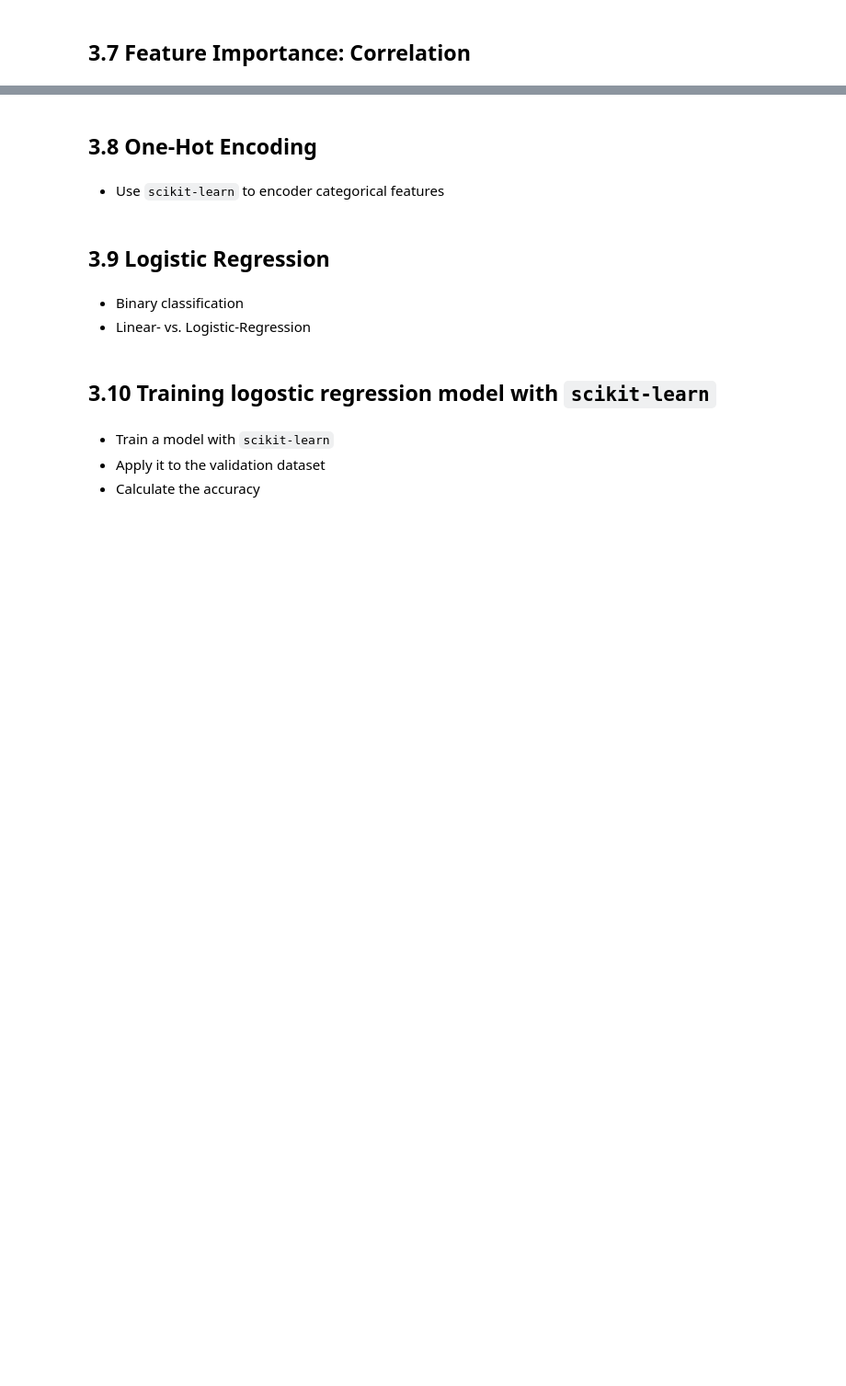
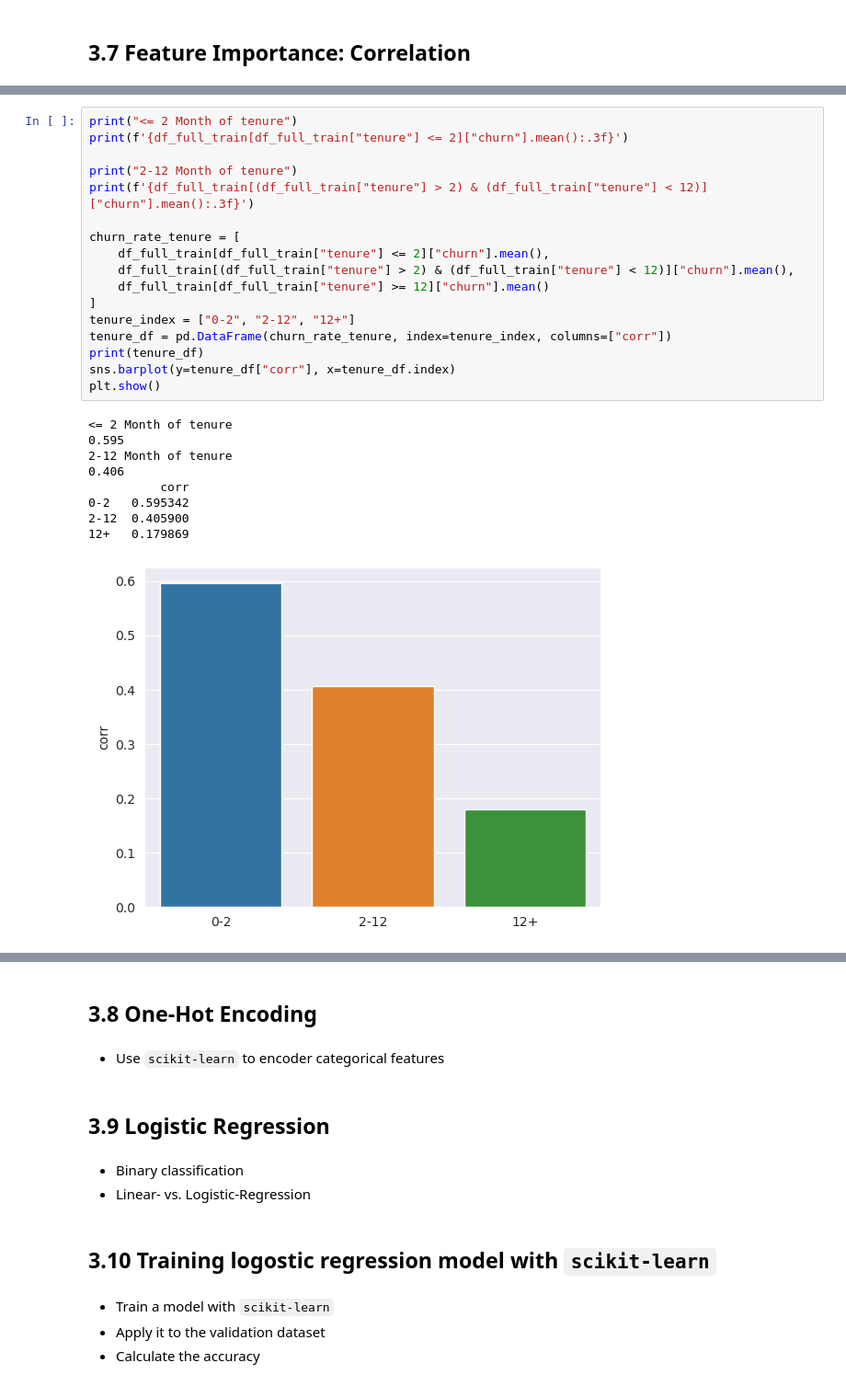
Before and after one commit to joweyel/ml-zoomcamp-material, a Jupyter notebook: 03-classification/notebooks/section3-notebook.ipynb, the cells around one changed output, grey strips where cells are left out. Shown at 92% size. Drawn from its saved outputs; the diff is of its cells as text; blank space fills up the shorter version.

```diff
--- a/03-classification/notebooks/section3-notebook.ipynb
+++ b/03-classification/notebooks/section3-notebook.ipynb
@@ -339,0 +544,27 @@ How about numerical columns?
+# %%
+print("<= 2 Month of tenure")
+print(f'{df_full_train[df_full_train["tenure"] <= 2]["churn"].mean():.3f}')
+
+print("2-12 Month of tenure")
+print(f'{df_full_train[(df_full_train["tenure"] > 2) & (df_full_train["tenure"] < 12)]["churn"].mean():.3f}')
+
+churn_rate_tenure = [
+    df_full_train[df_full_train["tenure"] <= 2]["churn"].mean(),
+    df_full_train[(df_full_train["tenure"] > 2) & (df_full_train["tenure"] < 12)]["churn"].mean(),
+    df_full_train[df_full_train["tenure"] >= 12]["churn"].mean()
+]
+tenure_index = ["0-2", "2-12", "12+"]
+tenure_df = pd.DataFrame(churn_rate_tenure, index=tenure_index, columns=["corr"])
+print(tenure_df)
+sns.barplot(y=tenure_df["corr"], x=tenure_df.index)
+plt.show()
+# %% [output]
+<= 2 Month of tenure
+0.595
+2-12 Month of tenure
+0.406
+          corr
+0-2   0.595342
+2-12  0.405900
+12+   0.179869
+[figure, added]
```
Also changed, not shown: parts of 39 cells of this notebook, 1 other file.
